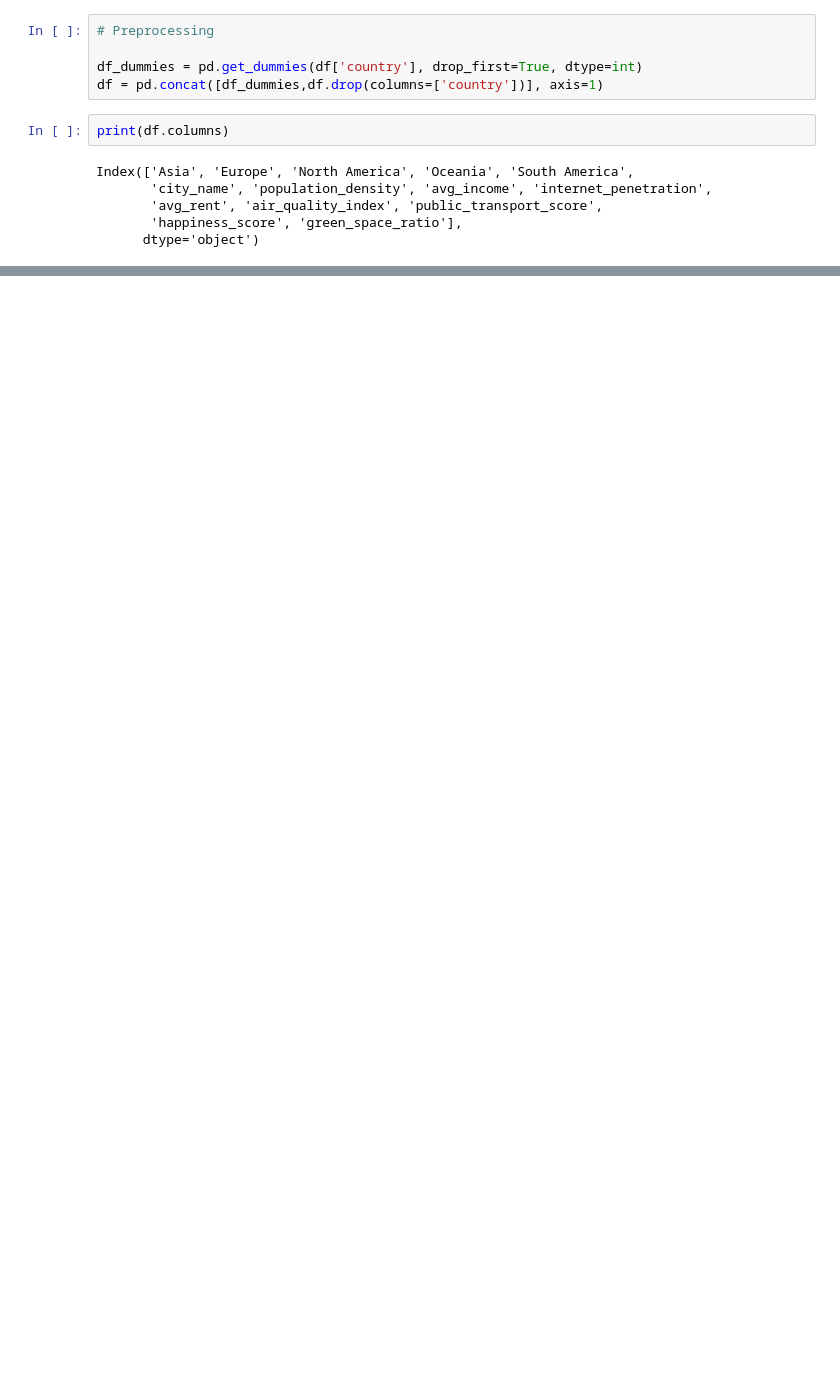
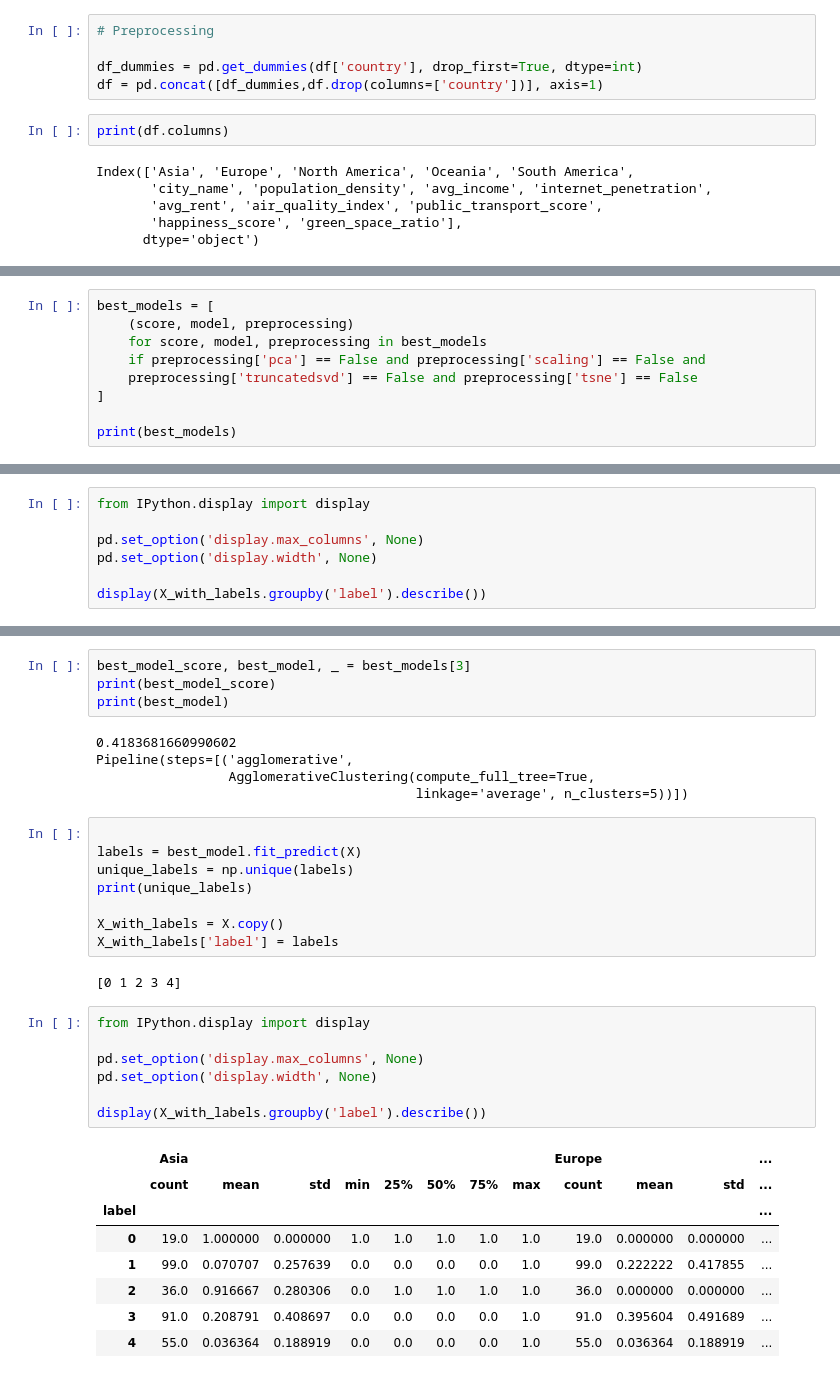
Before and after one commit to MontBru/FMI-ML-2025-2026, a Jupyter notebook: Homework2/homework2.ipynb, the cells around one changed output, grey strips where cells are left out. Drawn from its saved outputs; the diff is of its cells as text; blank space fills up the shorter version.

```diff
--- a/Homework2/homework2.ipynb
+++ b/Homework2/homework2.ipynb
@@ -151,0 +203,9 @@ n_components=array([ 1,  2,  3,  4,  5,  6,  7,  8,  9, 13])
+# %%
+best_models = [
+    (score, model, preprocessing)
+    for score, model, preprocessing in best_models
+    if preprocessing['pca'] == False and preprocessing['scaling'] == False and
+    preprocessing['truncatedsvd'] == False and preprocessing['tsne'] == False
+]
+
+print(best_models)
@@ -151,0 +251,7 @@ n_components=array([ 1,  2,  3,  4,  5,  6,  7,  8,  9, 13])
+# %%
+from IPython.display import display
+
+pd.set_option('display.max_columns', None)
+pd.set_option('display.width', None)
+
+display(X_with_labels.groupby('label').describe())
@@ -151,0 +272,35 @@ n_components=array([ 1,  2,  3,  4,  5,  6,  7,  8,  9, 13])
+# %%
+best_model_score, best_model, _ = best_models[3]
+print(best_model_score)
+print(best_model)
+# %% [output]
+0.4183681660990602
+Pipeline(steps=[('agglomerative',
+                 AgglomerativeClustering(compute_full_tree=True,
+                                         linkage='average', n_clusters=5))])
+# %%
+
+labels = best_model.fit_predict(X)
+unique_labels = np.unique(labels)
+print(unique_labels)
+
+X_with_labels = X.copy()
+X_with_labels['label'] = labels
+# %% [output]
+[0 1 2 3 4]
+# %%
+from IPython.display import display
+
+pd.set_option('display.max_columns', None)
+pd.set_option('display.width', None)
+
+display(X_with_labels.groupby('label').describe())
+# %% [output]
+|  | Asia |  |  |  |  |  |  |  | Europe |  |  | ... |
+|  | count | mean | std | min | 25% | 50% | 75% | max | count | mean | std | ... |
+| label |  |  |  |  |  |  |  |  |  |  |  | ... |
+| 0 | 19.0 | 1.000000 | 0.000000 | 1.0 | 1.0 | 1.0 | 1.0 | 1.0 | 19.0 | 0.000000 | 0.000000 | ... |
+| 1 | 99.0 | 0.070707 | 0.257639 | 0.0 | 0.0 | 0.0 | 0.0 | 1.0 | 99.0 | 0.222222 | 0.417855 | ... |
+| 2 | 36.0 | 0.916667 | 0.280306 | 0.0 | 1.0 | 1.0 | 1.0 | 1.0 | 36.0 | 0.000000 | 0.000000 | ... |
+| 3 | 91.0 | 0.208791 | 0.408697 | 0.0 | 0.0 | 0.0 | 0.0 | 1.0 | 91.0 | 0.395604 | 0.491689 | ... |
+| 4 | 55.0 | 0.036364 | 0.188919 | 0.0 | 0.0 | 0.0 | 0.0 | 1.0 | 55.0 | 0.036364 | 0.188919 | ... |
```
Also changed, not shown: parts of 17 cells of this notebook, 12 other files.
